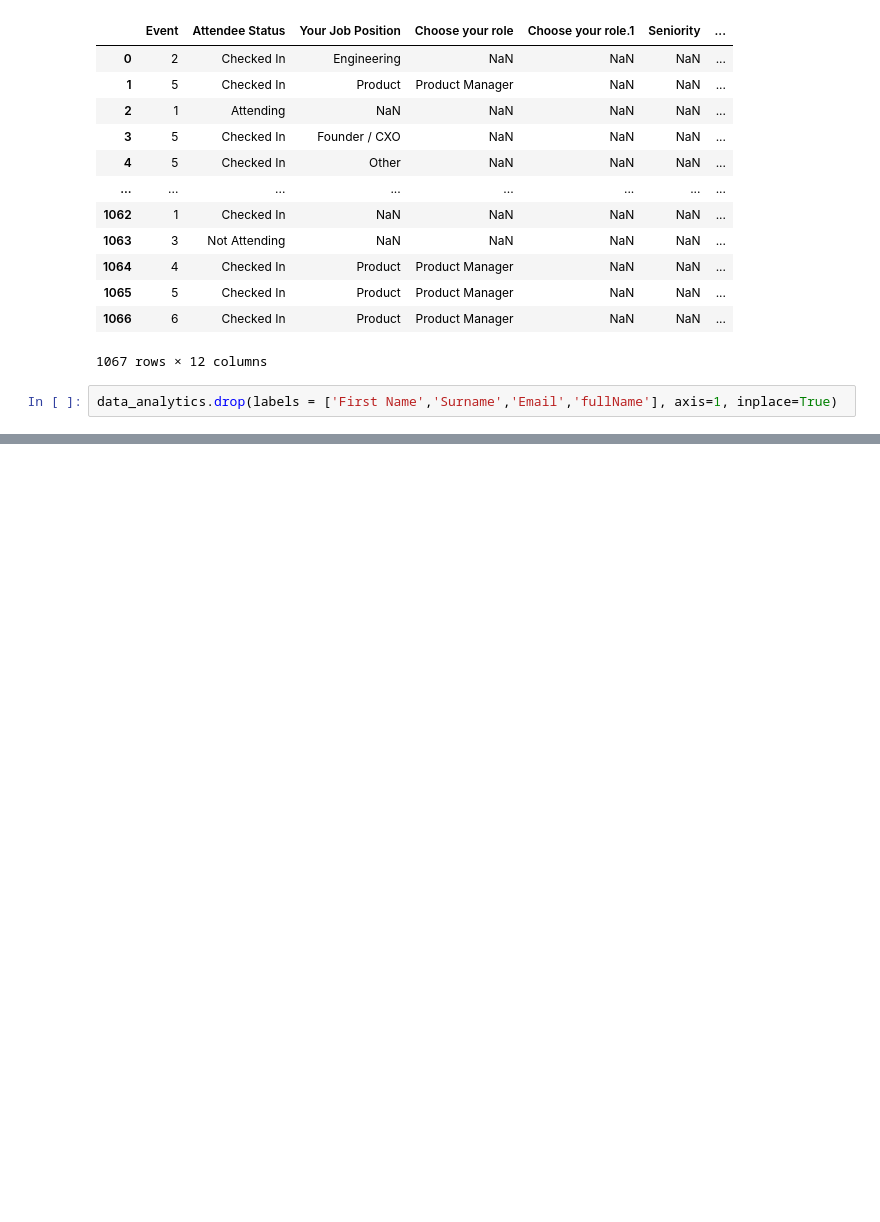
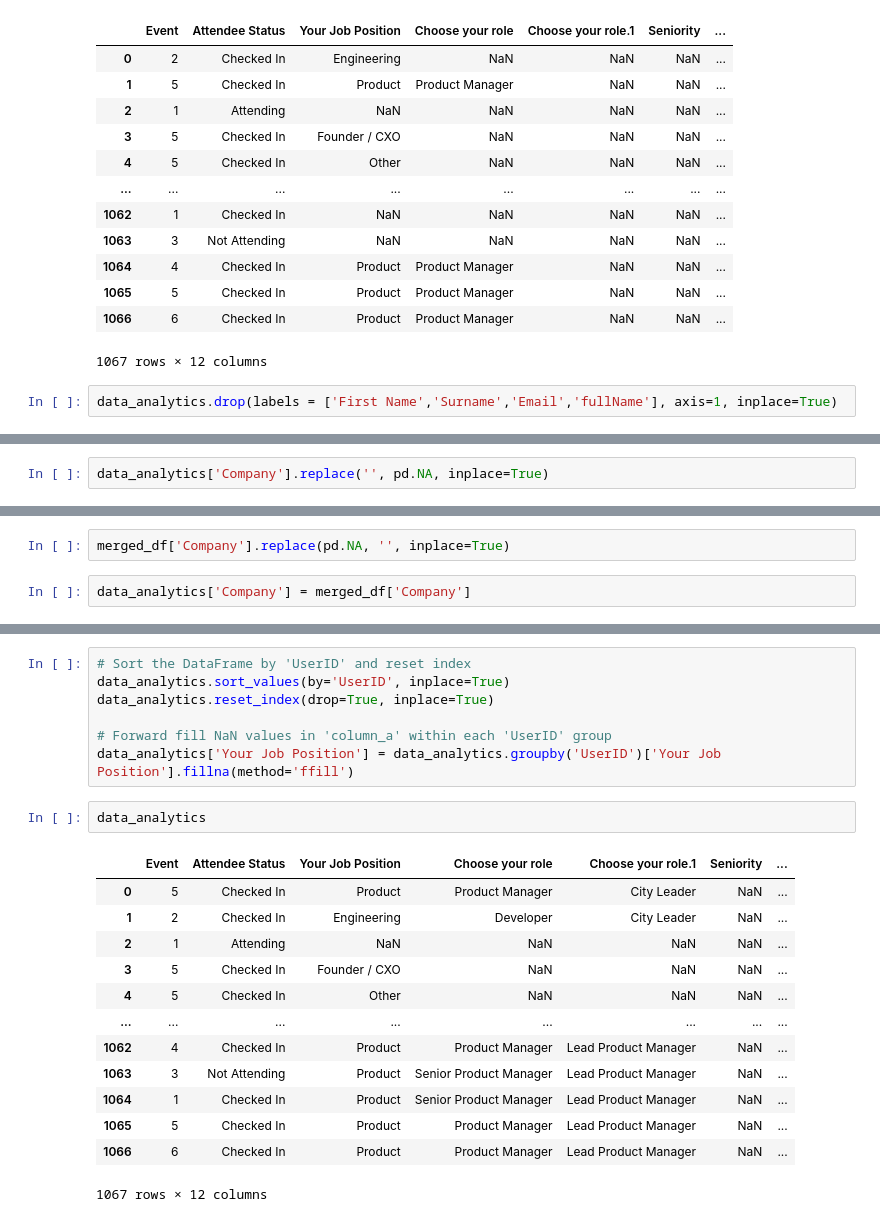
Before and after one commit to Shubhi-Varshney/data_bpm, a Jupyter notebook: notebooks/yulia_bpm_explore2.ipynb, the cells around one changed output, grey strips where cells are left out. Drawn from its saved outputs; the diff is of its cells as text; blank space fills up the shorter version.

Commit message:
Final df for data analysis is now returned

```diff
--- a/notebooks/yulia_bpm_explore2.ipynb
+++ b/notebooks/yulia_bpm_explore2.ipynb
@@ -270,0 +395,2 @@ data_analytics.drop(labels = ['First Name','Surname','Email','fullName'], axis=1
+# %%
+data_analytics['Company'].replace('', pd.NA, inplace=True)
@@ -270,0 +426,4 @@ data_analytics.drop(labels = ['First Name','Surname','Email','fullName'], axis=1
+# %%
+merged_df['Company'].replace(pd.NA, '', inplace=True)
+# %%
+data_analytics['Company'] = merged_df['Company']
@@ -270,0 +472,23 @@ data_analytics.drop(labels = ['First Name','Surname','Email','fullName'], axis=1
+# %%
+# Sort the DataFrame by 'UserID' and reset index
+data_analytics.sort_values(by='UserID', inplace=True)
+data_analytics.reset_index(drop=True, inplace=True)
+
+# Forward fill NaN values in 'column_a' within each 'UserID' group
+data_analytics['Your Job Position'] = data_analytics.groupby('UserID')['Your Job Position'].fillna(method='ffill')
+# %%
+data_analytics
+# %% [output]
+|  | Event | Attendee Status | Your Job Position | Choose your role | Choose your role.1 | Seniority | ... |
+| 0 | 5 | Checked In | Product | Product Manager | City Leader | NaN | ... |
+| 1 | 2 | Checked In | Engineering | Developer | City Leader | NaN | ... |
+| 2 | 1 | Attending | NaN | NaN | NaN | NaN | ... |
+| 3 | 5 | Checked In | Founder / CXO | NaN | NaN | NaN | ... |
+| 4 | 5 | Checked In | Other | NaN | NaN | NaN | ... |
+| ... | ... | ... | ... | ... | ... | ... | ... |
+| 1062 | 4 | Checked In | Product | Product Manager | Lead Product Manager | NaN | ... |
+| 1063 | 3 | Not Attending | Product | Senior Product Manager | Lead Product Manager | NaN | ... |
+| 1064 | 1 | Checked In | Product | Senior Product Manager | Lead Product Manager | NaN | ... |
+| 1065 | 5 | Checked In | Product | Product Manager | Lead Product Manager | NaN | ... |
+| 1066 | 6 | Checked In | Product | Product Manager | Lead Product Manager | NaN | ... |
+1067 rows × 12 columns
```
Also changed, not shown: parts of 9 cells of this notebook, 2 other files.
